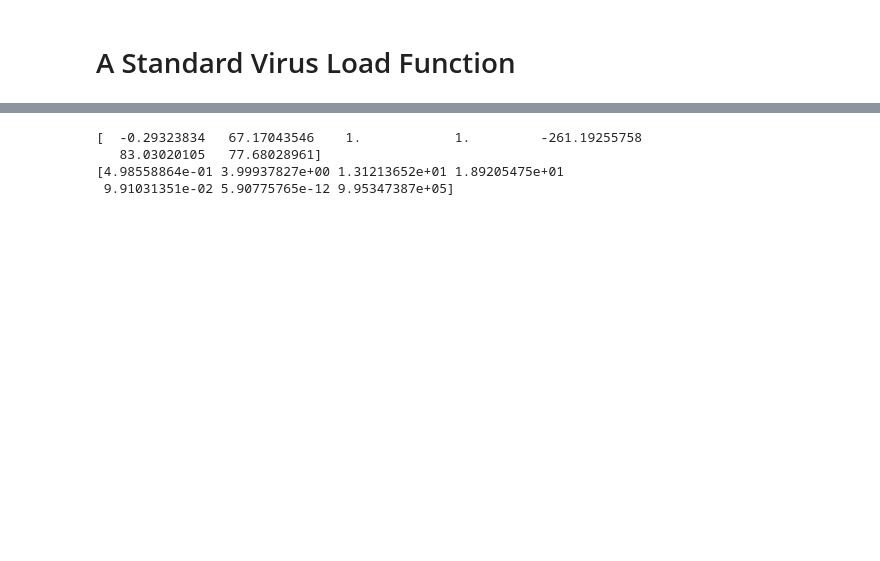
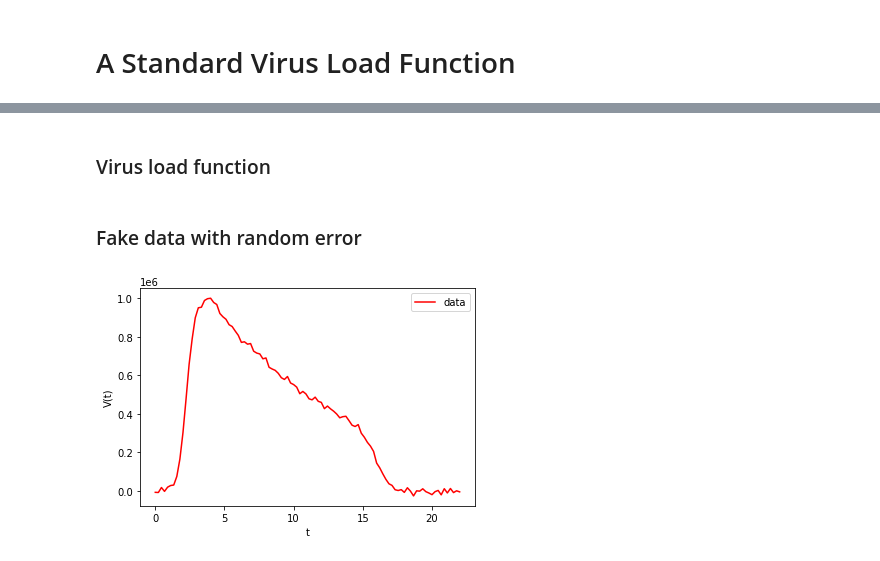
Before and after one commit to ccontrer/20-08Covid19Physiology, a Jupyter notebook: Fitting.ipynb, the cells around one changed output, grey strips where cells are left out. Cells and saved outputs as stored; diff of their text form; code cells hidden in the pictures; blank space fills up the shorter version.

```diff
--- a/Fitting.ipynb
+++ b/Fitting.ipynb
@@ -27,5 +29,7 @@ A typical virus load curve is shown bellow with the corresponding times.
 import numpy as np
 import matplotlib.pyplot as plt
 from scipy.optimize import curve_fit
+# %% [markdown]
+### Virus load function
 # %%
 def VirusLoad(t, a1, a2, b1, b2, alpha, minv, maxv):
@@ -39,20 +46,19 @@ def VirusLoad(t, a1, a2, b1, b2, alpha, minv, maxv):
         return 1. - (1. - minv)*(np.tanh(6.*(t - (b1 + b2)/2)/(b2 - b1)) - np.tanh(-3.*(b2 + b1)/(b2 - b1)))/2.
 
     return v1(t, a1, a2, maxv)*v2(t, a1, a2, alpha)*v3(t, b1, b2, minv)
+# %% [markdown]
+### Fake data with random error
 # %%
-xdata = np.linspace(0, 22, 100)
-y = VirusLoad(xdata, 0.5, 4., 13., 19., 0.1, 1e-6, 1e6)
+tdata = np.linspace(0, 22, 100)
+v = VirusLoad(tdata, 0.5, 4., 13., 19., 0.1, 1e-6, 1e6)
 np.random.seed(1729)
-y_noise = 1e4 * np.random.normal(size=xdata.size)
-ydata = y + y_noise
-
-popt1, pcov2 = curve_fit(VirusLoad, xdata, ydata)
-print(popt1)
-
-popt2, pcov2 = curve_fit(VirusLoad, xdata, ydata, bounds=(0, [2., 5., 20., 22., 0.2, 1e-5, 1e+6]))
-print(popt2)
+v_noise = 1e4 * np.random.normal(size=tdata.size)
+vdata = v + v_noise
-# %% [output]
-[  -0.29323834   67.17043546    1.            1.         -261.19255758
-   83.03020105   77.68028961]
-[4.98558864e-01 3.99937827e+00 1.31213652e+01 1.89205475e+01
- 9.91031351e-02 5.90775765e-12 9.95347387e+05]
+# %%
+plt.plot(tdata, vdata, 'r-', label='data')
+plt.xlabel('t')
+plt.ylabel('V(t)')
+plt.legend()
+plt.show()
+# %% [output]
+[figure, added]
```
Also changed, not shown: parts of 16 cells of this notebook, 4 other files.
